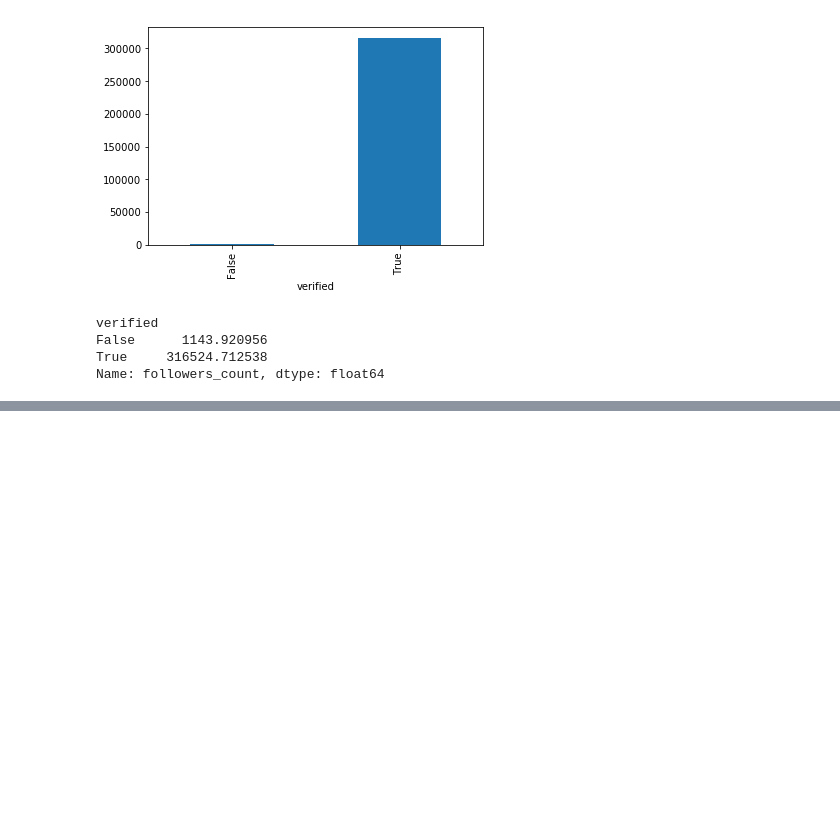
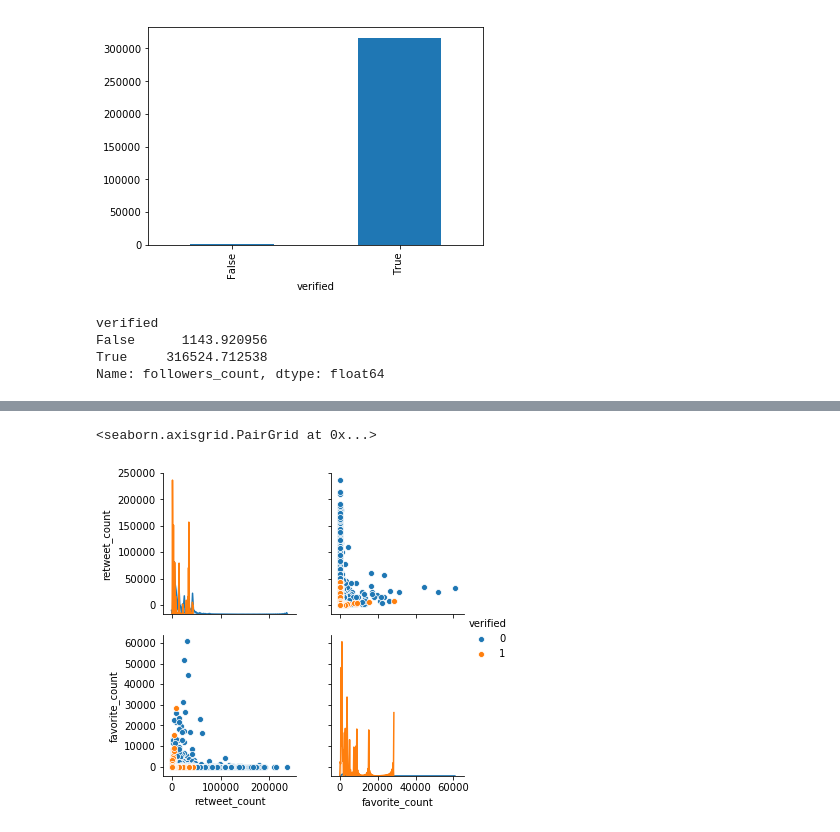
Before and after one commit to juan-analian/mentoria-diplodatos-2019, a Jupyter notebook: users_and_tweets.ipynb, the cells around one changed output, grey strips where cells are left out. Drawn from its saved outputs; the diff is of its cells as text; code cells hidden in the pictures; blank space fills up the shorter version.

```diff
--- a/users_and_tweets.ipynb
+++ b/users_and_tweets.ipynb
@@ -600,0 +653,12 @@ Name: location, Length: 73528, dtype: int64
+# %%
+df_resumen = df_llegada[['user_id','verified','retweet_count','favorite_count']].groupby('user_id').sum().reset_index(drop=False)
+# %%
+df_resumen['verified'] = numpy.where(df_resumen['verified'] == True, 1,0)
+# %%
+sns.pairplot(
+    data=df_resumen,
+    vars=['retweet_count', 'favorite_count'],
+    hue='verified')
+# %% [output]
+<seaborn.axisgrid.PairGrid at 0x...>
+[figure, added]
```
Also changed, not shown: parts of 21 cells of this notebook.
